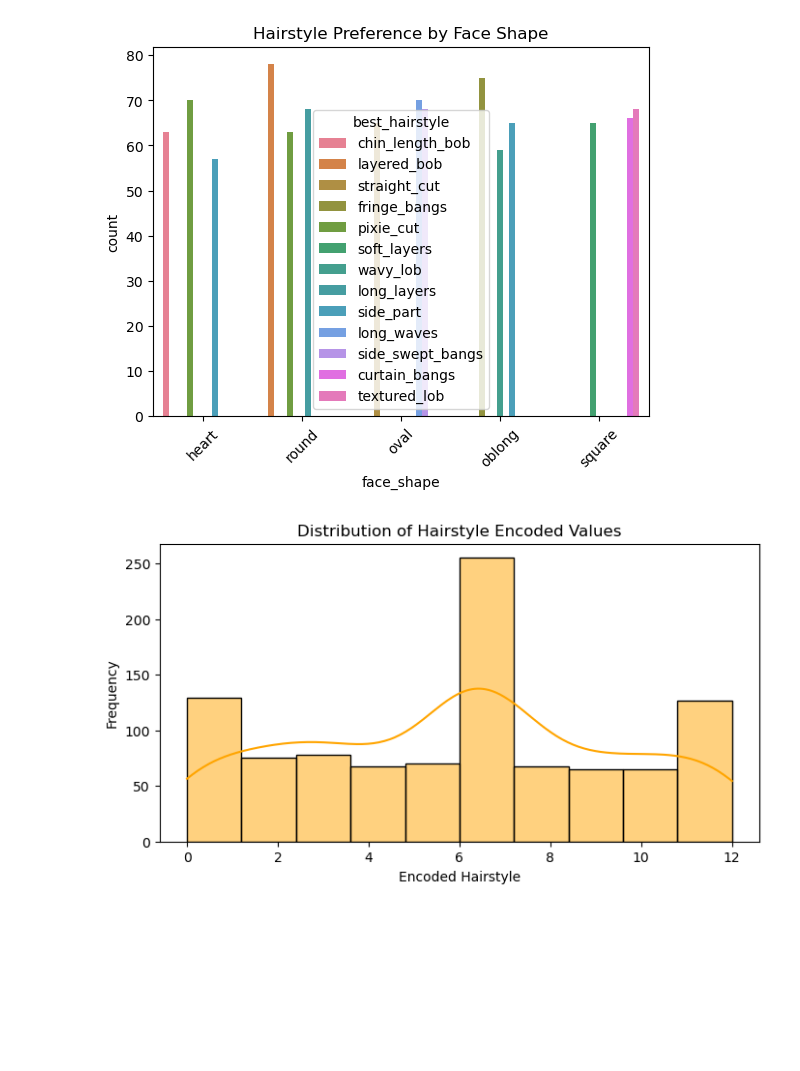
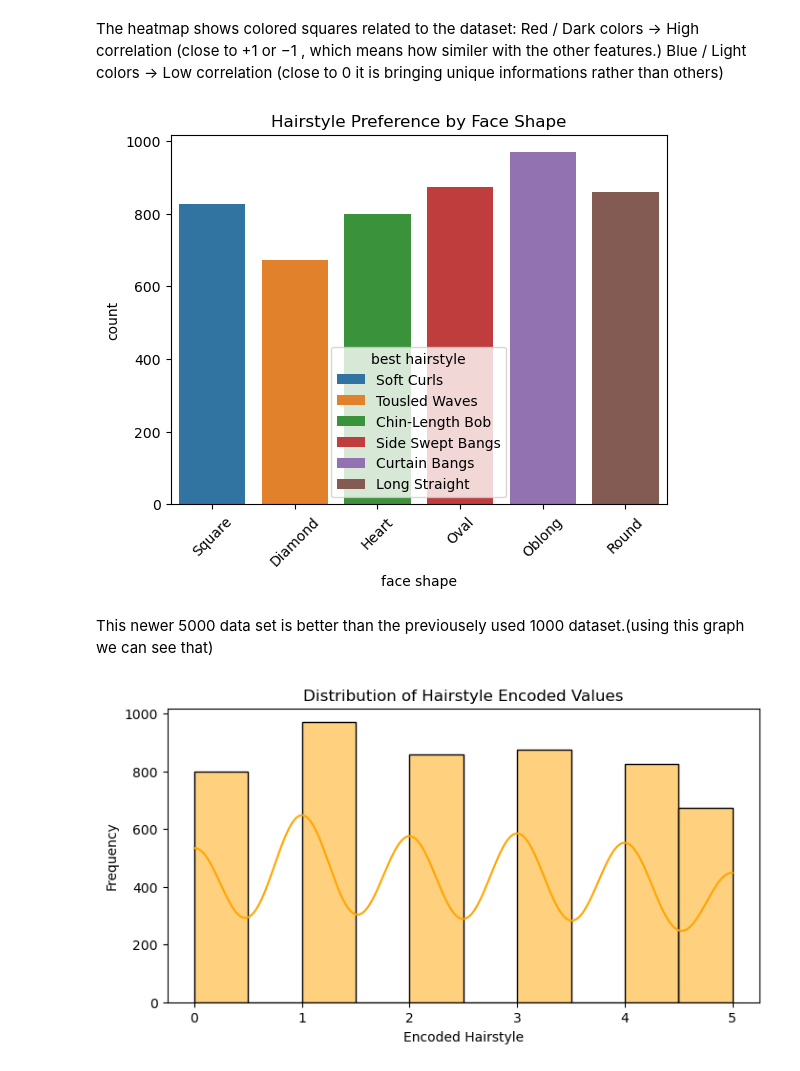
Before and after one commit to sunhesh12/face-shape-hairstyle-ml, a Jupyter notebook: notebooks/logistic_regression/EDA_logistic_regression1.ipynb, the cells around one changed output. Cells and saved outputs as stored; diff of their text form; code cells hidden in the pictures; blank space fills up the shorter version.

Commit message:
use new dataset for EDA and trained the model using that new dataset

```diff
--- a/notebooks/logistic_regression/EDA_logistic_regression1.ipynb
+++ b/notebooks/logistic_regression/EDA_logistic_regression1.ipynb
@@ -15,0 +9,4 @@ df.head()
+# %%
+
+df = pd.read_csv('../../data sheets/synthetic_face_shape_dataset_5000.csv')
+df.head()
@@ -16,18 +35,12 @@ df.head()
 # %%
-# Check for missing values
-print(df.isnull().sum())
 
-# Optionally drop rows with missing values
-df.dropna(inplace=True)
-
-# Encode categorical data (e.g., turn text into numbers)
 from sklearn.preprocessing import LabelEncoder
 
 le_face = LabelEncoder()
 le_hair = LabelEncoder()
 
-df['face_shape_encoded'] = le_face.fit_transform(df['face_shape'])
-df['hairstyle_encoded'] = le_hair.fit_transform(df['best_hairstyle'])
+df['face_shape_encoded'] = le_face.fit_transform(df['face shape'])
+df['hairstyle_encoded'] = le_hair.fit_transform(df['best hairstyle'])
 
 df.head()
 # %% [output]
@@ -64,14 +72,20 @@ plt.show()
+# %% [markdown]
+The heatmap shows colored squares related to the dataset:
+Red / Dark colors → High correlation (close to +1 or −1 , which means how similer with the other features.)
+Blue / Light colors → Low correlation (close to 0 it is bringing unique informations rather than others)
 # %%
 import seaborn as sns
 import matplotlib.pyplot as plt
 
 # Count plot of hairstyles by face shape
-sns.countplot(data=df, x='face_shape', hue='best_hairstyle')
+sns.countplot(data=df, x='face shape', hue='best hairstyle')
 plt.xticks(rotation=45)
 plt.title('Hairstyle Preference by Face Shape')
 plt.show()
 # %% [output]
-[figure, old version]
+[figure, new version]
+# %% [markdown]
+This newer 5000 data set is better than the previousely used 1000 dataset.(using this graph we can see that)
 # %%
 plt.figure(figsize=(8, 4))
 sns.histplot(df['hairstyle_encoded'], kde=True, bins=10, color='orange')
@@ -80,4 +94,4 @@ plt.xlabel('Encoded Hairstyle')
 plt.ylabel('Frequency')
 plt.show()
 # %% [output]
-[figure, old version]
+[figure, new version]
```
Also changed, not shown: parts of 13 cells of this notebook, 2 other files.
